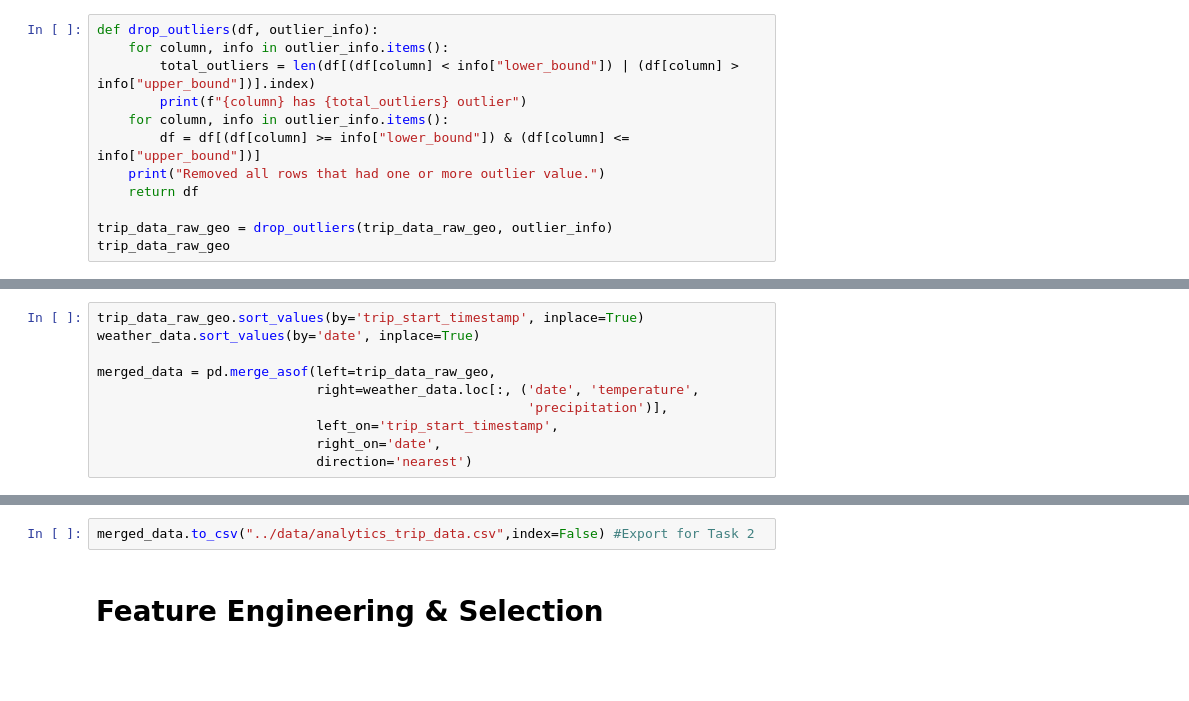
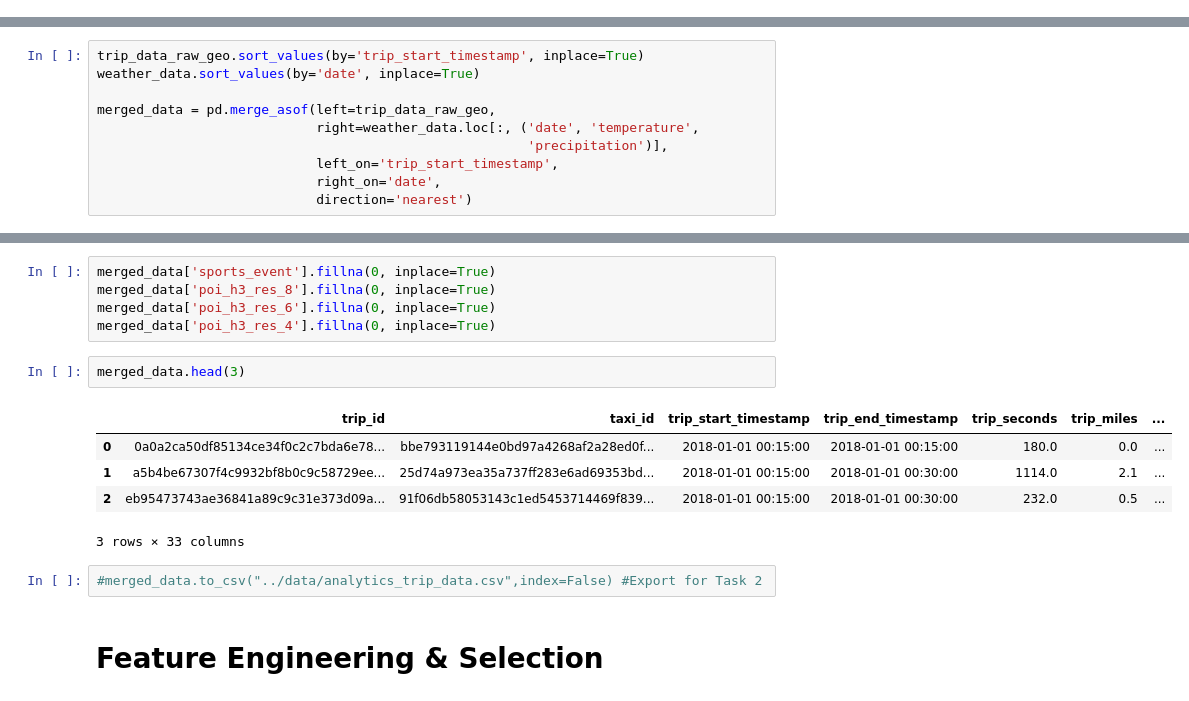
Before and after one commit to ltempfli/AAA-AIbertus-Magnus, a Jupyter notebook: tasks/01_Data_Preparation.ipynb, the cells around one changed output, grey strips where cells are left out. Saved outputs shown, nothing was run; the diff lists cells and outputs as text; blank space fills up the shorter version.

```diff
--- a/tasks/01_Data_Preparation.ipynb
+++ b/tasks/01_Data_Preparation.ipynb
@@ -723,12 +667,0 @@ Upper bound for outliers: 24.0
-# %%
-def drop_outliers(df, outlier_info):
-    for column, info in outlier_info.items():
-        total_outliers = len(df[(df[column] < info["lower_bound"]) | (df[column] > info["upper_bound"])].index)
-        print(f"{column} has {total_outliers} outlier")
-    for column, info in outlier_info.items():
-        df = df[(df[column] >= info["lower_bound"]) & (df[column] <= info["upper_bound"])]
-    print("Removed all rows that had one or more outlier value.")
-    return df
-
-trip_data_raw_geo = drop_outliers(trip_data_raw_geo, outlier_info)
-trip_data_raw_geo
@@ -790,5 +767,18 @@ merged_data
+# %%
+merged_data['sports_event'].fillna(0, inplace=True)
+merged_data['poi_h3_res_8'].fillna(0, inplace=True)
+merged_data['poi_h3_res_6'].fillna(0, inplace=True)
+merged_data['poi_h3_res_4'].fillna(0, inplace=True)
+# %%
+merged_data.head(3)
+# %% [output]
+|  | trip_id | taxi_id | trip_start_timestamp | trip_end_timestamp | trip_seconds | trip_miles | ... |
+| 0 | 0a0a2ca50df85134ce34f0c2c7bda6e78... | bbe793119144e0bd97a4268af2a28ed0f... | 2018-01-01 00:15:00 | 2018-01-01 00:15:00 | 180.0 | 0.0 | ... |
+| 1 | a5b4be67307f4c9932bf8b0c9c58729ee... | 25d74a973ea35a737ff283e6ad69353bd... | 2018-01-01 00:15:00 | 2018-01-01 00:30:00 | 1114.0 | 2.1 | ... |
+| 2 | eb95473743ae36841a89c9c31e373d09a... | 91f06db58053143c1ed5453714469f839... | 2018-01-01 00:15:00 | 2018-01-01 00:30:00 | 232.0 | 0.5 | ... |
+3 rows × 33 columns
 # %%
-merged_data.to_csv("../data/analytics_trip_data.csv",index=False) #Export for Task 2
+#merged_data.to_csv("../data/analytics_trip_data.csv",index=False) #Export for Task 2
 # %% [markdown]
 # Feature Engineering & Selection
 # %% [markdown]
```
Also changed, not shown: parts of 70 cells of this notebook, 3 other files.
